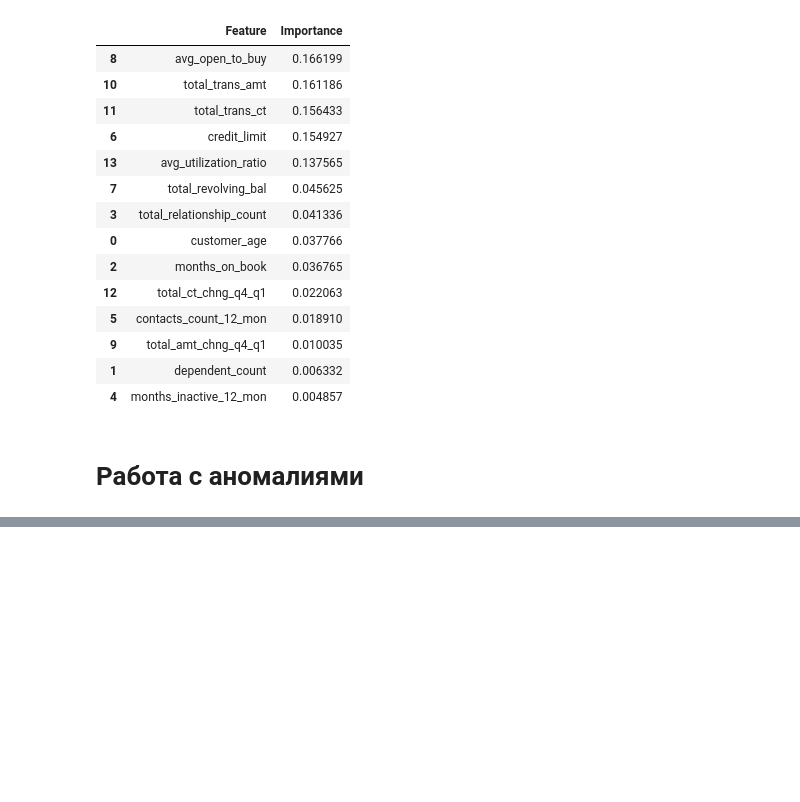
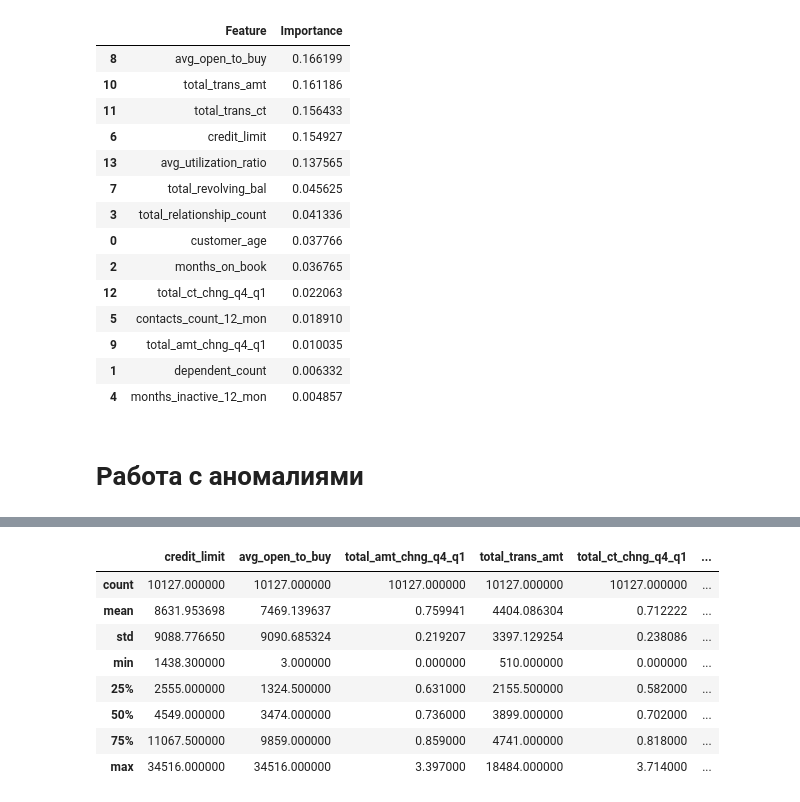
Before and after one commit to DanSikQ/Data_Analyst_Portfolio, a Jupyter notebook: projects/Bank_customers_analysis/new_test.ipynb, the cells around one changed output, grey strips where cells are left out. Saved outputs shown, nothing was run; the diff lists cells and outputs as text; code cells hidden in the pictures; blank space fills up the shorter version.

```diff
--- a/projects/Bank_customers_analysis/new_test.ipynb
+++ b/projects/Bank_customers_analysis/new_test.ipynb
@@ -237,0 +266,15 @@ Explained variance ratio: [0.18343028 0.14608437]
+# %%
+# Давайте поиследуем аномалии в интересующих меня фичах
+interesting = ['credit_limit', 'avg_open_to_buy', 'total_amt_chng_q4_q1', 'total_trans_amt', 'total_ct_chng_q4_q1','total_revolving_bal']
+
+credit[interesting].describe() # credit_limit и avg_open_to_buy слишком различаются средние и медиана
+# %% [output]
+|  | credit_limit | avg_open_to_buy | total_amt_chng_q4_q1 | total_trans_amt | total_ct_chng_q4_q1 | ... |
+| count | 10127.000000 | 10127.000000 | 10127.000000 | 10127.000000 | 10127.000000 | ... |
+| mean | 8631.953698 | 7469.139637 | 0.759941 | 4404.086304 | 0.712222 | ... |
+| std | 9088.776650 | 9090.685324 | 0.219207 | 3397.129254 | 0.238086 | ... |
+| min | 1438.300000 | 3.000000 | 0.000000 | 510.000000 | 0.000000 | ... |
+| 25% | 2555.000000 | 1324.500000 | 0.631000 | 2155.500000 | 0.582000 | ... |
+| 50% | 4549.000000 | 3474.000000 | 0.736000 | 3899.000000 | 0.702000 | ... |
+| 75% | 11067.500000 | 9859.000000 | 0.859000 | 4741.000000 | 0.818000 | ... |
+| max | 34516.000000 | 34516.000000 | 3.397000 | 18484.000000 | 3.714000 | ... |
```
Also changed, not shown: parts of 4 cells of this notebook.
